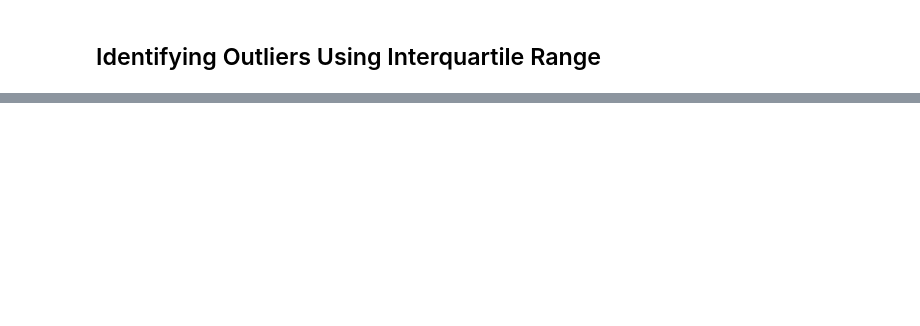
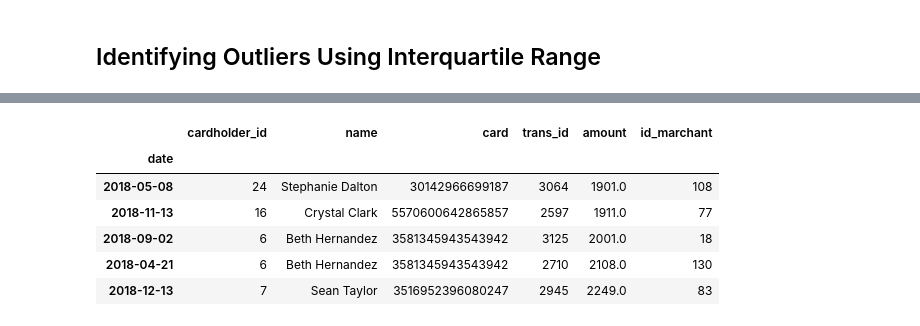
Before and after one commit to yyamamo/HW-07-SQL, a Jupyter notebook: challenge.ipynb, the cells around one changed output, grey strips where cells are left out. Saved outputs shown, nothing was run; the diff lists cells and outputs as text; code cells hidden in the pictures; blank space fills up the shorter version.

```diff
--- a/challenge.ipynb
+++ b/challenge.ipynb
@@ -154,0 +140,14 @@ ValueError: The truth value of a Series is ambiguous. Use a.empty, a.bool(), a.i
+# %%
+# Find anomalous transactions for 3 random card holders
+mask = ((df_iqr['amount'] > q3) | (df_iqr['amount'] < q1))
+
+outliers_iqr=df_iqr.loc[mask]
+outliers_iqr.tail()
+# %% [output]
+|  | cardholder_id | name | card | trans_id | amount | id_marchant |
+| date |  |  |  |  |  |  |
+| 2018-05-08 | 24 | Stephanie Dalton | 30142966699187 | 3064 | 1901.0 | 108 |
+| 2018-11-13 | 16 | Crystal Clark | 5570600642865857 | 2597 | 1911.0 | 77 |
+| 2018-09-02 | 6 | Beth Hernandez | 3581345943543942 | 3125 | 2001.0 | 18 |
+| 2018-04-21 | 6 | Beth Hernandez | 3581345943543942 | 2710 | 2108.0 | 130 |
+| 2018-12-13 | 7 | Sean Taylor | 3516952396080247 | 2945 | 2249.0 | 83 |
```
Also changed, not shown: parts of 11 cells of this notebook.
